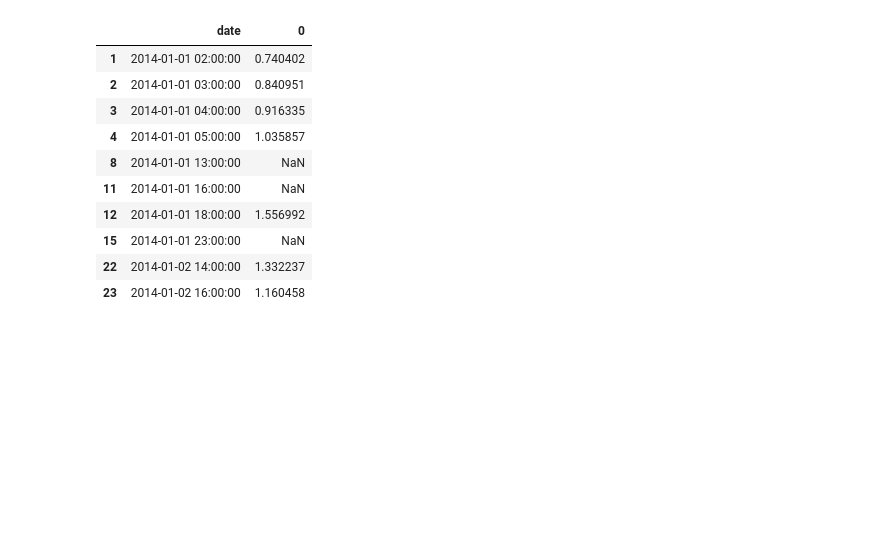
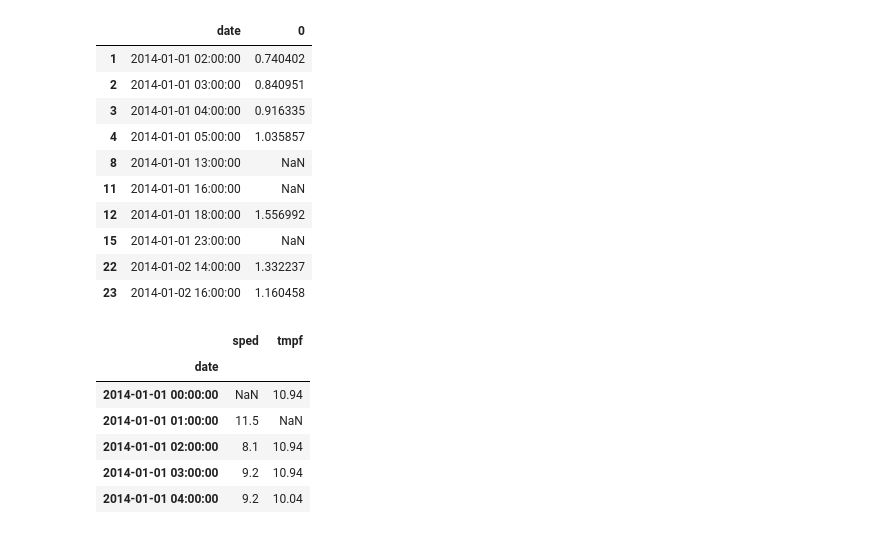
Before and after one commit to gr4vytr0n/pandas_, a Jupyter notebook: modern/part3.ipynb, the cells around one changed output. Cells and saved outputs as stored; diff of their text form; code cells hidden in the pictures; blank space fills up the shorter version.

```diff
--- a/modern/part3.ipynb
+++ b/modern/part3.ipynb
@@ -296,0 +299,11 @@ pd.concat([
+# %%
+# using concat method
+pd.concat([sped, temp], axis=1).head()
+# %% [output]
+|  | sped | tmpf |
+| date |  |  |
+| 2014-01-01 00:00:00 | NaN | 10.94 |
+| 2014-01-01 01:00:00 | 11.5 | NaN |
+| 2014-01-01 02:00:00 | 8.1 | 10.94 |
+| 2014-01-01 03:00:00 | 9.2 | 10.94 |
+| 2014-01-01 04:00:00 | 9.2 | 10.04 |
```
Also changed, not shown: parts of 4 cells of this notebook.
